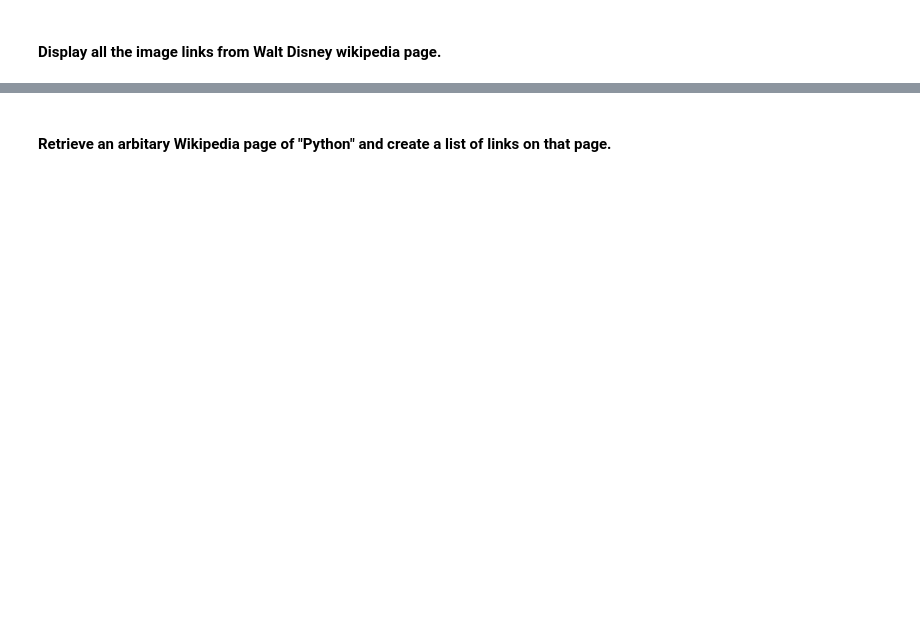
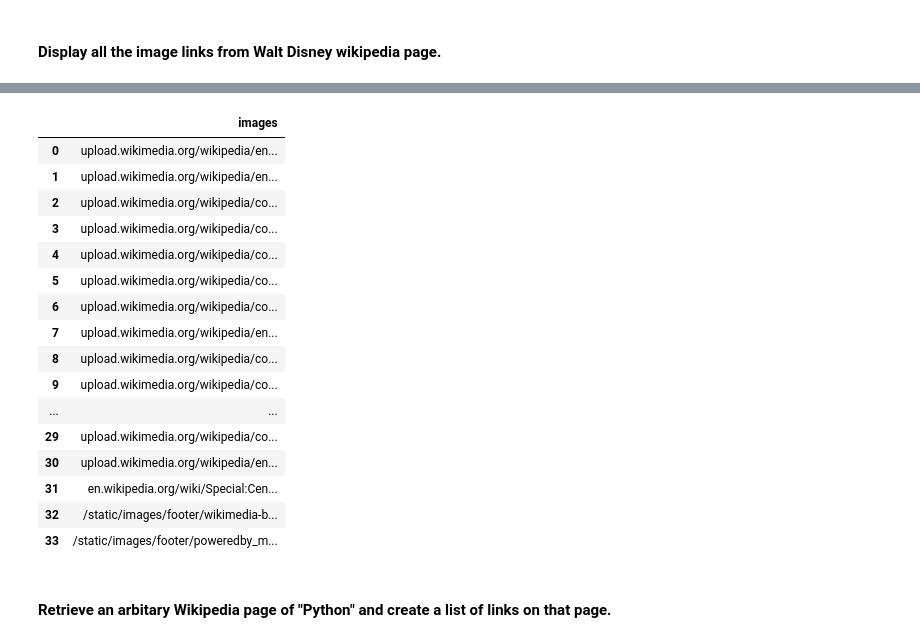
Before and after one commit to Malvagfr/dataptmad1121_labs, a Jupyter notebook: extra-work/m1/lab-web-scraping/your-code/main.ipynb, the cells around one changed output, grey strips where cells are left out. Cells and saved outputs as stored; diff of their text form; code cells hidden in the pictures; blank space fills up the shorter version.

```diff
--- a/extra-work/m1/lab-web-scraping/your-code/main.ipynb
+++ b/extra-work/m1/lab-web-scraping/your-code/main.ipynb
@@ -146,3 +211,12 @@ url = 'https://github.com/trending/python?since=daily'
 url = 'https://en.wikipedia.org/wiki/Walt_Disney'
 # %%
 # your code here
+response = requests.get(url)
+html = response.content
+# %%
+parsed_html = BeautifulSoup(html, "html.parser")
+# %%
+element = parsed_html.find_all("img")
+# %%
+all_strings = [i.get('src').replace('//','') for i in element]
+all_strings
@@ -149,3 +241,24 @@ url = 'https://en.wikipedia.org/wiki/Walt_Disney'
+# %%
+df = pd.DataFrame(all_strings, columns=['images'])
+df
+# %% [output]
+|  | images |
+| 0 | upload.wikimedia.org/wikipedia/en... |
+| 1 | upload.wikimedia.org/wikipedia/en... |
+| 2 | upload.wikimedia.org/wikipedia/co... |
+| 3 | upload.wikimedia.org/wikipedia/co... |
+| 4 | upload.wikimedia.org/wikipedia/co... |
+| 5 | upload.wikimedia.org/wikipedia/co... |
+| 6 | upload.wikimedia.org/wikipedia/co... |
+| 7 | upload.wikimedia.org/wikipedia/en... |
+| 8 | upload.wikimedia.org/wikipedia/co... |
+| 9 | upload.wikimedia.org/wikipedia/co... |
+| ... | ... |
+| 29 | upload.wikimedia.org/wikipedia/co... |
+| 30 | upload.wikimedia.org/wikipedia/en... |
+| 31 | en.wikipedia.org/wiki/Special:Cen... |
+| 32 | /static/images/footer/wikimedia-b... |
+| 33 | /static/images/footer/poweredby_m... |
 # %% [markdown]
 #### Retrieve an arbitary Wikipedia page of "Python" and create a list of links on that page.
 # %%
```
Also changed, not shown: parts of 41 cells of this notebook.
